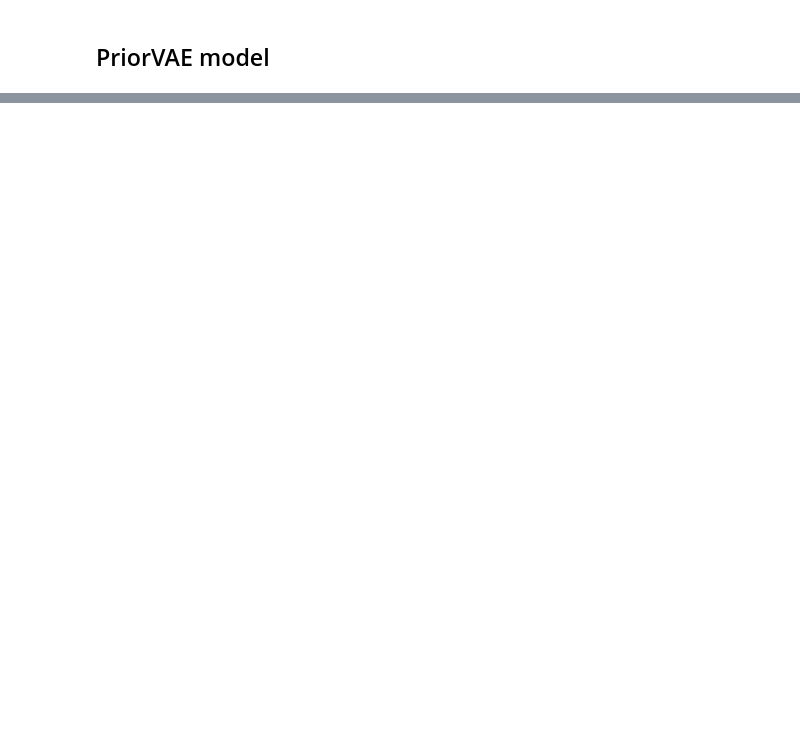
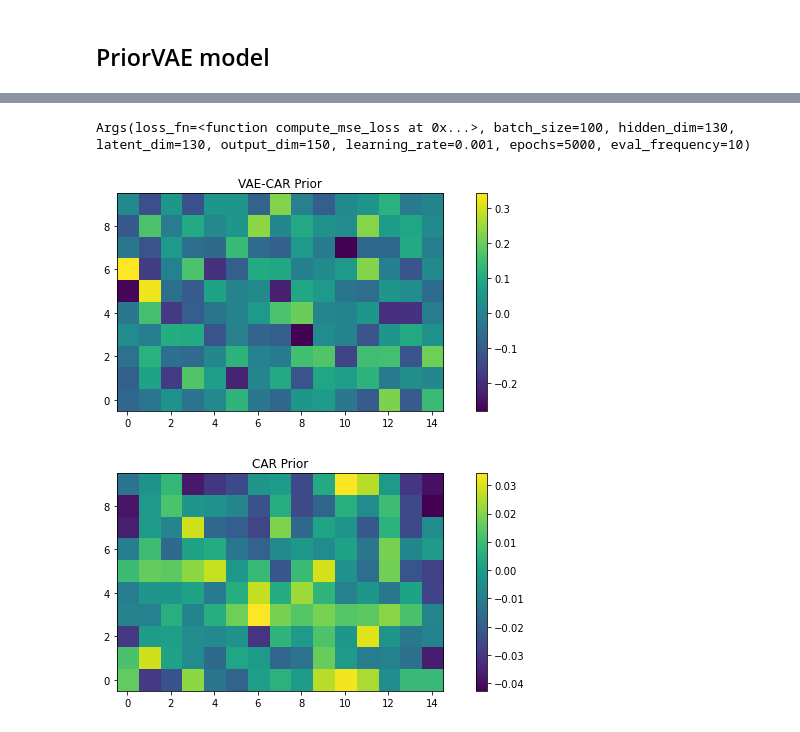
Before and after one commit to salfaris/PriorVGAE, a Jupyter notebook: car_priorVAE_from_scratch.ipynb, the cells around one changed output, grey strips where cells are left out. Saved outputs shown, nothing was run; the diff lists cells and outputs as text; code cells hidden in the pictures; blank space fills up the shorter version.

Commit message:
Updated PriorVAE notebook

```diff
--- a/car_priorVAE_from_scratch.ipynb
+++ b/car_priorVAE_from_scratch.ipynb
@@ -319,0 +377,19 @@ for i in range(5):
+# %%
+def vae_predictive_model(args: CARArgs,
+                       y: Optional[jnp.ndarray] = None,
+                       noise: Optional[jnp.ndarray] = None) -> None:
+    z = numpyro.sample('z', dist.Normal(0, 1).expand([ARGS.latent_dim]))
+
+    # The transpose is because we initially used
+    # more than one samples ~ N(0, 1) as features for each node
+    out = jnp.squeeze(decoder_net.apply(args.decoder_params, z).T)
+
+    car_vae = numpyro.deterministic('car_vae', out)
+
+    if noise is None:
+        noise = numpyro.sample('noise', dist.Uniform(low=0.01, high=1))
+
+    if y is None: # during prediction
+        numpyro.sample('y_pred', dist.Normal(car_vae, noise))
+    else: # during inference
+        numpyro.sample('y', dist.Normal(car_vae, noise), obs=y)
@@ -319,0 +412,28 @@ for i in range(5):
+# %%
+# VAE-CAR: prior predictive
+RNG_KEY, rng_pred = jax.random.split(RNG_KEY)
+
+num_samples = 1000
+car_draws = Predictive(car_predictive_model, num_samples=num_samples)(rng_pred, CAR_ARGS)['car']
+vae_draws = Predictive(vae_predictive_model, num_samples=num_samples)(rng_pred, CAR_ARGS)['car_vae']
+
+mean_prior_pred_vae = np.mean(vae_draws, axis=0)
+hpdi_prior_pred_vae = hpdi(vae_draws, 0.89)
+mean_prior_pred_car = np.mean(car_draws, axis=0)
+hpdi_prior_pred_car = hpdi(car_draws, 0.89)
+
+print(ARGS)
+plotting.plot_images_from_arrays(
+    arrays=[mean_prior_pred_vae],
+    titles=['VAE-CAR Prior'],
+    image_shape=IMAGE_SHAPE,
+)
+plotting.plot_images_from_arrays(
+    arrays=[mean_prior_pred_car],
+    titles=['CAR Prior'],
+    image_shape=IMAGE_SHAPE,
+);
+# %% [output]
+Args(loss_fn=<function compute_mse_loss at 0x...>, batch_size=100, hidden_dim=130, latent_dim=130, output_dim=150, learning_rate=0.001, epochs=5000, eval_frequency=10)
+[figure, added]
+[figure, added]
```
Also changed, not shown: parts of 25 cells of this notebook.
